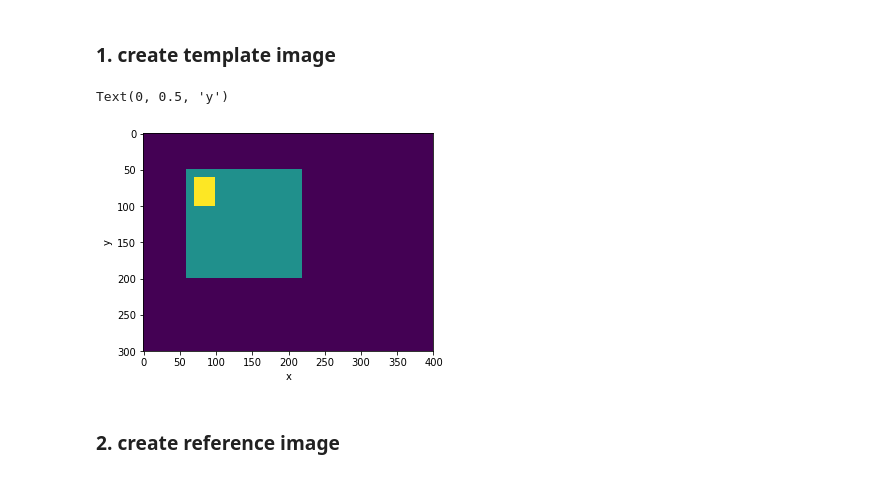
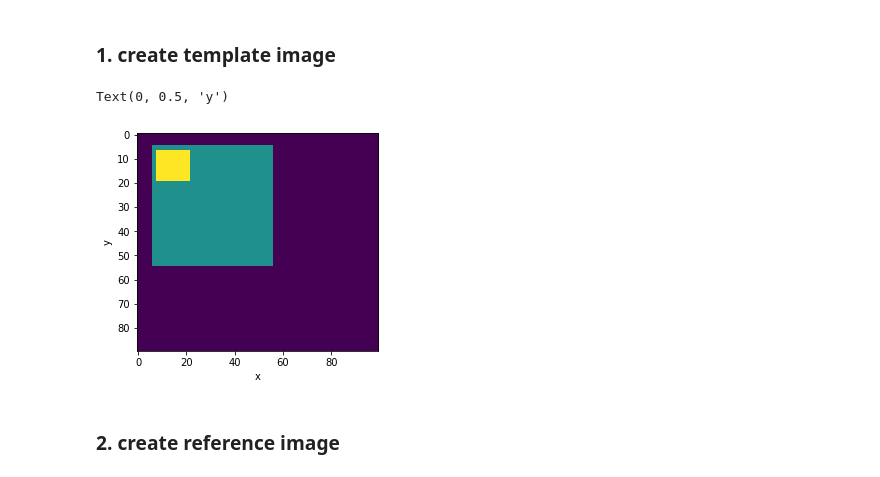
Before and after one commit to MarlonCZY/AffineRegisteration, a Jupyter notebook: AffineRegisterationVersion2.ipynb, the cells around one changed output. Drawn from its saved outputs; the diff is of its cells as text; code cells hidden in the pictures.

```diff
--- a/AffineRegisterationVersion2.ipynb
+++ b/AffineRegisterationVersion2.ipynb
@@ -1,5 +1,8 @@
 # %%
 import numpy as np
 import matplotlib.pyplot as plt
+# %%
+M, N = 90, 100
+imageSize = (M, N)
 # %% [markdown]
 ### Functions:
@@ -23,17 +80,18 @@ def biInterpolate(template, transImage, matrix):
 ### 1. create template image
 # %%
 # initialize a zero template
-M, N = 300, 400
+
 template = np.zeros((M, N))
 # draw a box on template
-template[50:200, 60:220] = 10
-template[60:100, 70:100] = 20
+template[5:55, 6:56] = 10
+template[7:20, 8:22] = 20
+# template[60:100, 70:100] = 20
 plt.imshow(template)
 plt.xlabel("x")
 plt.ylabel("y")
 # %% [output]
 Text(0, 0.5, 'y')
-[figure, old version]
+[figure, new version]
 # %% [markdown]
 ### 2. create reference image
 # %%
```
Also changed, not shown: parts of 15 cells of this notebook, 8 other files.
